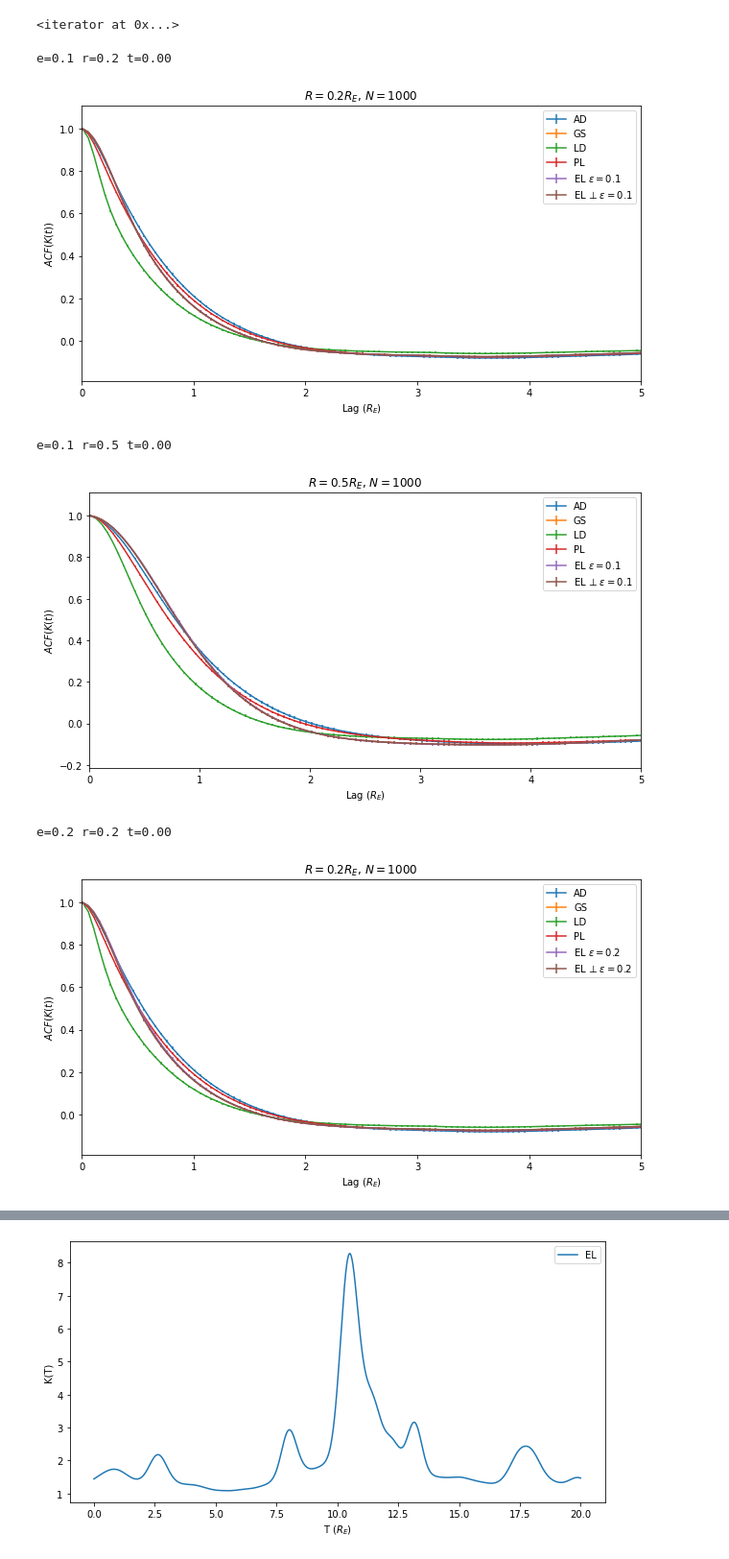
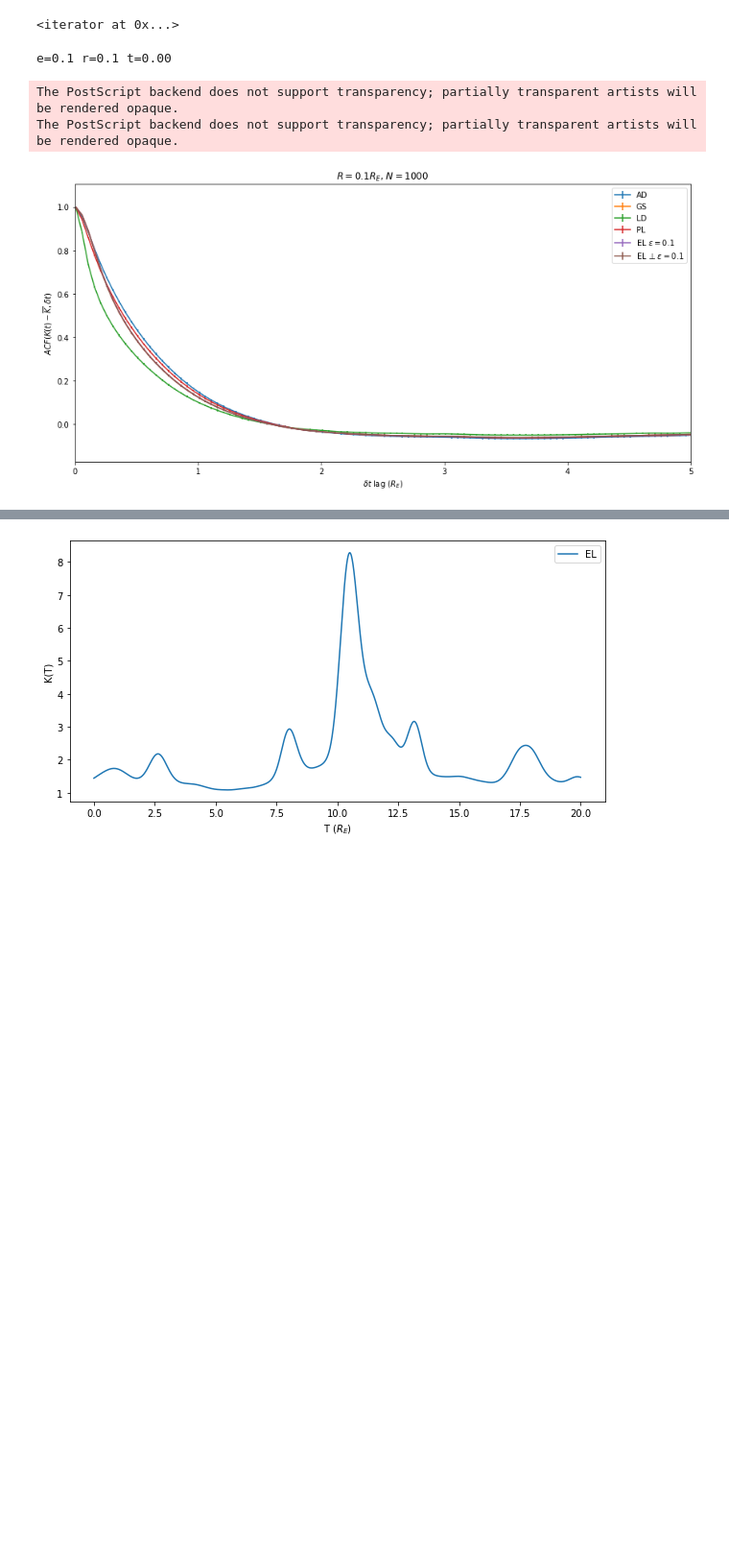
Before and after one commit to sliusar/microlensing, a Jupyter notebook: plotting.ipynb, the cells around one changed output, grey strips where cells are left out. Shown at 96% size. Cells and saved outputs as stored; diff of their text form; code cells hidden in the pictures; blank space fills up the shorter version.

```diff
--- a/plotting.ipynb
+++ b/plotting.ipynb
@@ -263,7 +261,7 @@ iterations = np.arange(0, 100, 0.1)
 
 
 for e in ['0.1', '0.2', '0.3', '0.4', '0.5', '0.6', '0.7', '0.8', '0.9']:
-    for r in ['0.2', '0.5']:
+    for r in ['0.1', '0.2', '0.3', '0.4', '0.5', '0.6', '0.7']:
         print("e=%s r=%s t=%.2f" % (e, r, 0))
         c0s = []
         c1s = []
@@ -318,39 +316,40 @@ for e in ['0.1', '0.2', '0.3', '0.4', '0.5', '0.6', '0.7', '0.8', '0.9']:
             c3 /= np.max(c3)
             c4 /= np.max(c4)
             c5 /= np.max(c5)
 
             c0s.append(c0)
             c1s.append(c1)
             c2s.append(c2)
             c3s.append(c3)
             c4s.append(c4)
             c5s.append(c5)
 
             lags = signal.correlation_lags(len(sig0), len(sig0)) * (tc[1] - tc[0])
             mask = np.logical_and(lags >= 0, lags <= np.max(tc)/2)
             header = '# lag acf_ad acf_gauss acf_ld acf_pl acf_el acf_el_orth'
             np.savetxt(filename_acf, np.column_stack([lags, c0, c1, c2, c3, c4, c5])[mask], fmt=['%f', '%f', '%f', '%f', '%f', '%f', '%f'], header=header)
-        fig, ax_corr = plt.subplots(1, 1, figsize=(9, 5))
+        fig, ax_corr = plt.subplots(1, 1, figsize=(12, 6))
         ax_corr.errorbar(lags[::step], y=np.mean(c0s, axis=0)[::step], yerr=np.std(c0s, axis=0)[::step]/np.sqrt(len(c0s)), c=colors[0], label='AD')
         ax_corr.errorbar(lags[::step], y=np.mean(c1s, axis=0)[::step], yerr=np.std(c1s, axis=0)[::step]/np.sqrt(len(c1s)), c=colors[1], label='GS')
         ax_corr.errorbar(lags[::step], y=np.mean(c2s, axis=0)[::step], yerr=np.std(c2s, axis=0)[::step]/np.sqrt(len(c2s)), c=colors[2], label='LD')
         ax_corr.errorbar(lags[::step], y=np.mean(c3s, axis=0)[::step], yerr=np.std(c3s, axis=0)[::step]/np.sqrt(len(c3s)), c=colors[3], label='PL')
         ax_corr.errorbar(lags[::step], y=np.mean(c4s, axis=0)[::step], yerr=np.std(c4s, axis=0)[::step]/np.sqrt(len(c4s)), c=colors[4], label='EL $\epsilon = %s$' % e)
         ax_corr.errorbar(lags[::step], y=np.mean(c5s, axis=0)[::step], yerr=np.std(c5s, axis=0)[::step]/np.sqrt(len(c5s)), c=colors[5], label='EL ⊥ $\epsilon = %s$' % e)
         ax_corr.set_title('$R=%sR_E$, $N=%s$' % (r, len(iterations)))
-        ax_corr.set_xlabel('Lag ($R_E$)')
-        ax_corr.set_ylabel('$ACF(K(t))$')
+        ax_corr.set_xlabel('$\delta t$ lag ($R_E$)')
+        ax_corr.set_ylabel('$ACF(K(t) - \overline{K}, \delta t)$')
         ax_corr.set_xlim([0, 5])
         ax_corr.autoscale_view()
         ax_corr.legend()
         autoscale_y(ax_corr)
         fig.tight_layout()
+        plt.savefig('images/acf_eliptic_r%s_e%s.eps' % (r, e))
         plt.savefig('images/acf_eliptic_r%s_e%s.png' % (r, e))
         plt.show()
+        break
+    break
 # %% [output]
-e=0.1 r=0.2 t=0.00
+e=0.1 r=0.1 t=0.00
+The PostScript backend does not support transparency; partially transparent artists will be rendered opaque.
+The PostScript backend does not support transparency; partially transparent artists will be rendered opaque.
-[figure, old version]
+[figure, new version]
-e=0.1 r=0.5 t=0.00
-[figure, removed]
-e=0.2 r=0.2 t=0.00
-[figure, removed]
```
Also changed, not shown: parts of 6 cells of this notebook, 8 other files.
